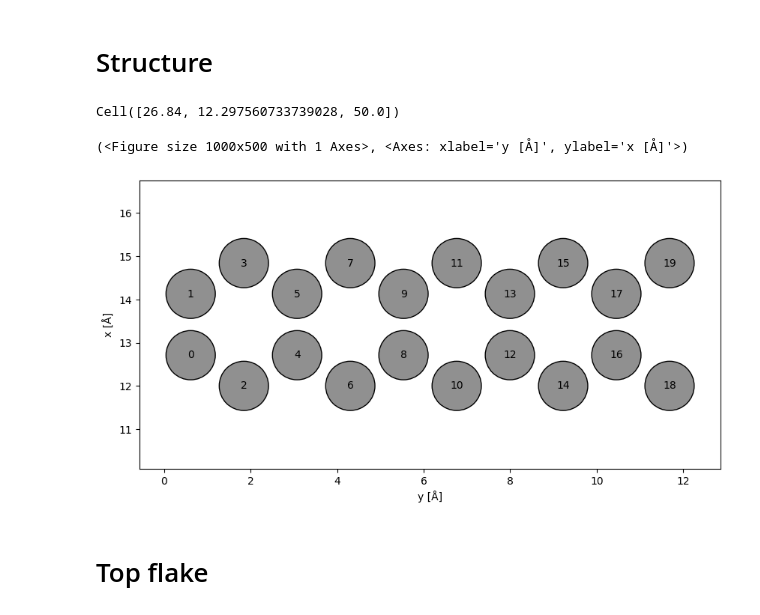
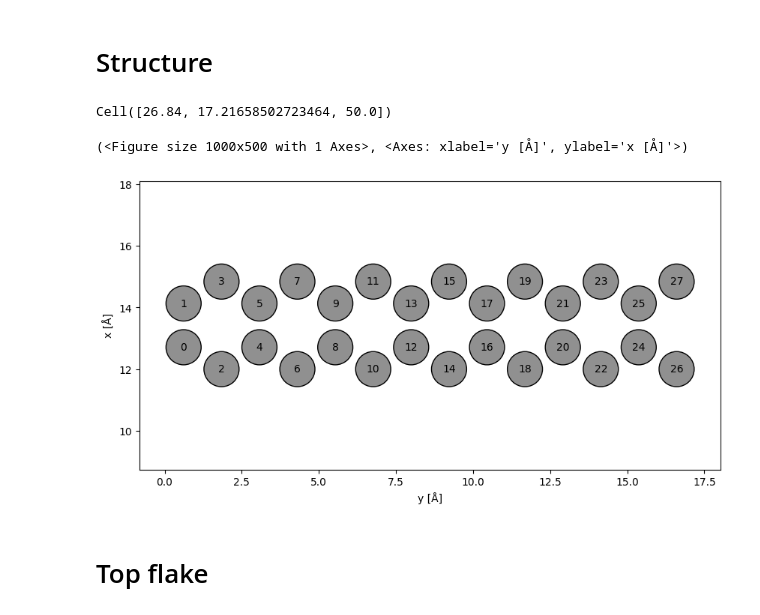
Before and after one commit to KayaGerds/Project, a Jupyter notebook: Main_oli.ipynb, the cells around one changed output. Drawn from its saved outputs; the diff is of its cells as text; code cells hidden in the pictures.

```diff
--- a/Main_oli.ipynb
+++ b/Main_oli.ipynb
@@ -24,39 +24,39 @@ Vpp_sigma0=0.48
 
 N = 2 # width
 L = 1 # length
-num_cells = 5
+num_cells = 7
 
 nL = 4
 nR = 4
 
 NR = zgnr(N,L)
 
 NR.rotate(90, (1, 0, 0), rotate_cell=False)
 
 NR.cell[1] = [0, NR.cell[2,2],0]
 NR.cell[2] = [0,0,50.0]
 
 
 # center in the cell
 NR.center()
 
 # sort atoms by x, then y (correct order)
 xyz = NR.get_positions()
 sorted_indices = np.lexsort((xyz[:, 0], xyz[:, 1]))  # no z sorting
 
 NR = NR[sorted_indices]
 
 # repeat
 NR = NR.repeat((1,num_cells,1))
 # atoms = atoms.repeat((1,5,1))
 
 
 print(NR.cell)
 #view(NR)
 abtem.show_atoms(NR,plane='yx',numbering=True,merge = False,show_cell=False,figsize=(10,5))
 # %% [output]
-Cell([26.84, 12.297560733739028, 50.0])
+Cell([26.84, 17.21658502723464, 50.0])
 (<Figure size 1000x500 with 1 Axes>, <Axes: xlabel='y [Å]', ylabel='x [Å]'>)
-[figure, old version]
+[figure, new version]
 # %% [markdown]
 # Top flake
```
Also changed, not shown: parts of 11 cells of this notebook.
